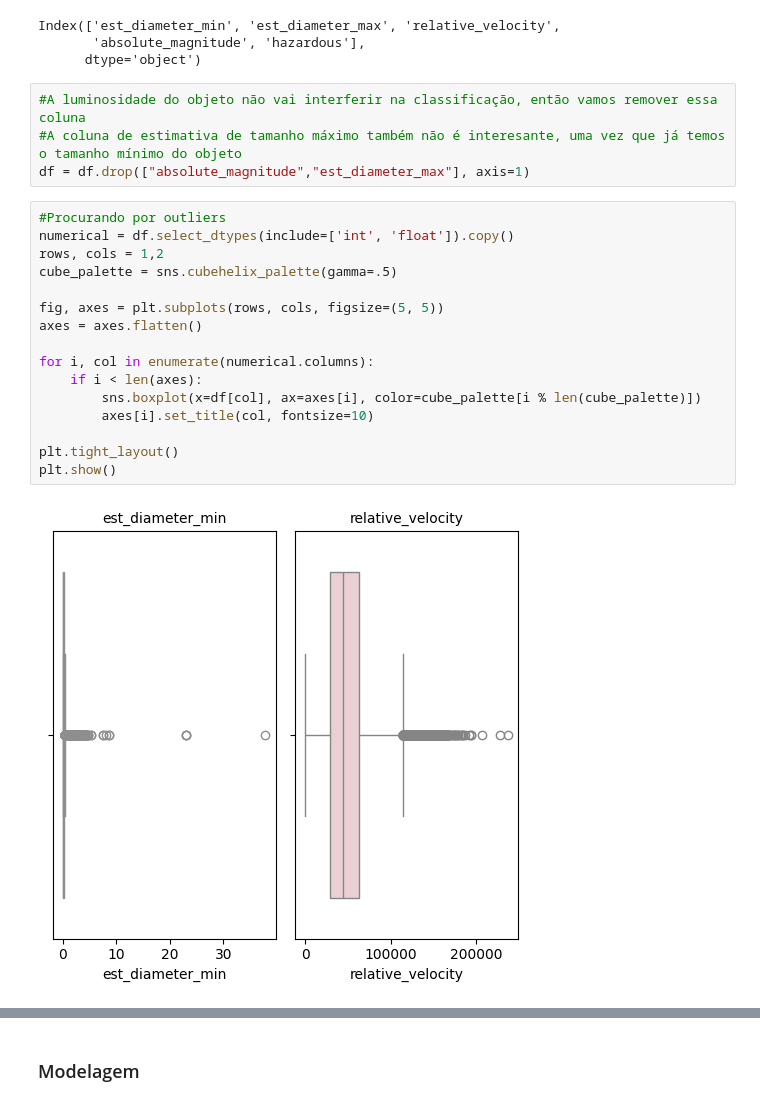
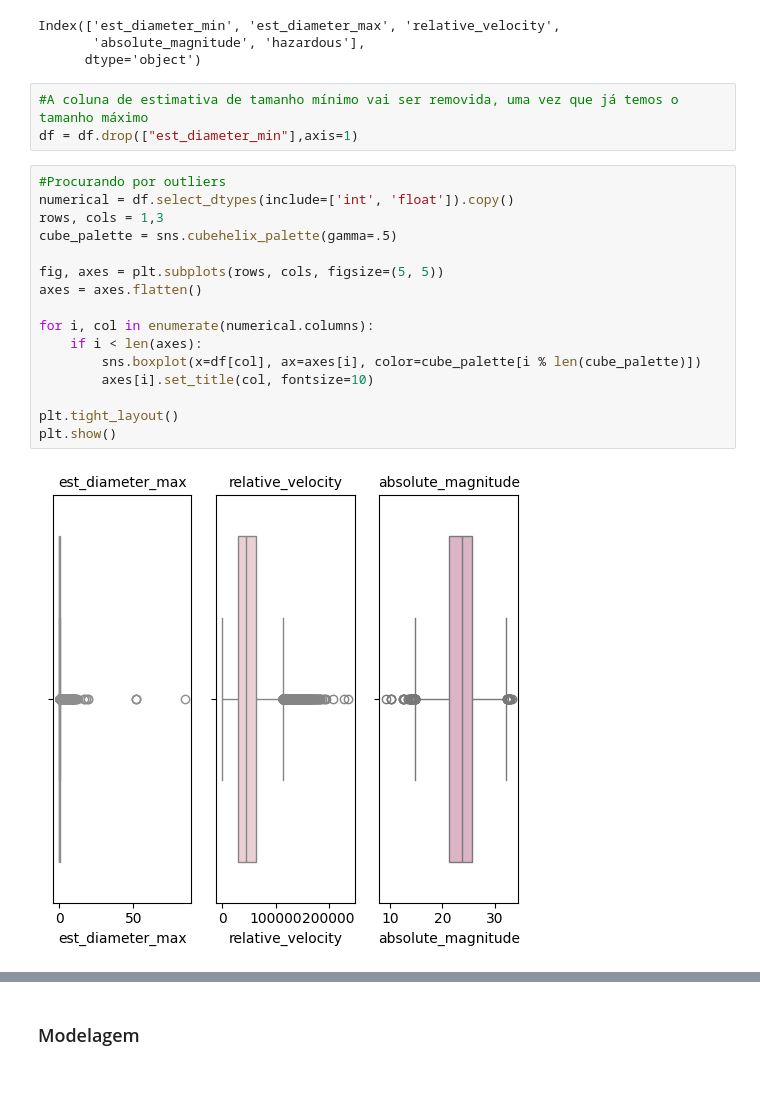
Before and after one commit to NephilimJaeger/mvp-model-fullstack, a Jupyter notebook: data/model_training.ipynb, the cells around one changed output, grey strips where cells are left out. Saved outputs shown, nothing was run; the diff lists cells and outputs as text.

```diff
--- a/data/model_training.ipynb
+++ b/data/model_training.ipynb
@@ -136,27 +136,26 @@ Index(['est_diameter_min', 'est_diameter_max', 'relative_velocity',
        'absolute_magnitude', 'hazardous'],
       dtype='object')
 # %%
-#A luminosidade do objeto não vai interferir na classificação, então vamos remover essa coluna
-#A coluna de estimativa de tamanho máximo também não é interesante, uma vez que já temos o tamanho mínimo do objeto
-df = df.drop(["absolute_magnitude","est_diameter_max"], axis=1)
+#A coluna de estimativa de tamanho mínimo vai ser removida, uma vez que já temos o tamanho máximo
+df = df.drop(["est_diameter_min"],axis=1)
 # %%
 #Procurando por outliers
 numerical = df.select_dtypes(include=['int', 'float']).copy()
-rows, cols = 1,2
+rows, cols = 1,3
 cube_palette = sns.cubehelix_palette(gamma=.5)
 
 fig, axes = plt.subplots(rows, cols, figsize=(5, 5))
 axes = axes.flatten()
 
 for i, col in enumerate(numerical.columns):
     if i < len(axes):
         sns.boxplot(x=df[col], ax=axes[i], color=cube_palette[i % len(cube_palette)])
         axes[i].set_title(col, fontsize=10)
 
 plt.tight_layout()
 plt.show()
 # %% [output]
-[figure, old version]
+[figure, new version]
 # %%
 # Como pôde ser visto no output da célula anterior, temos outliers nas colunas 'est_diameter_min' e 'relative_velocity'
 # Os valores serão removidos pela função abaixo
```
Also changed, not shown: parts of 16 cells of this notebook.
